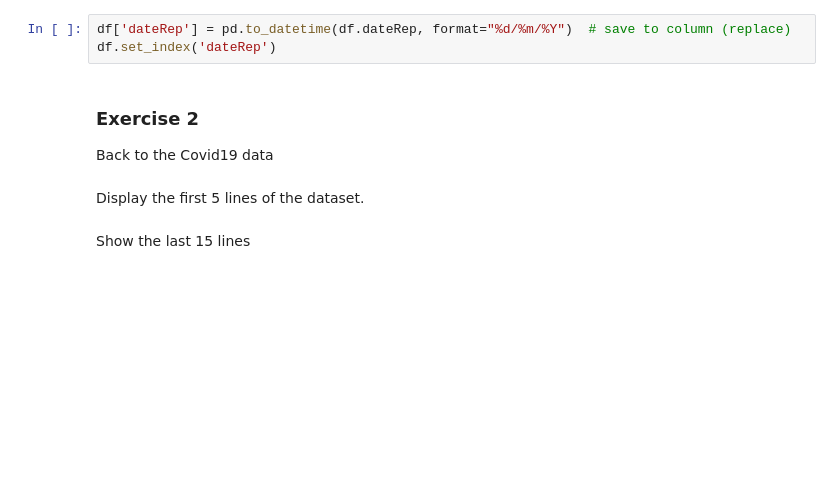
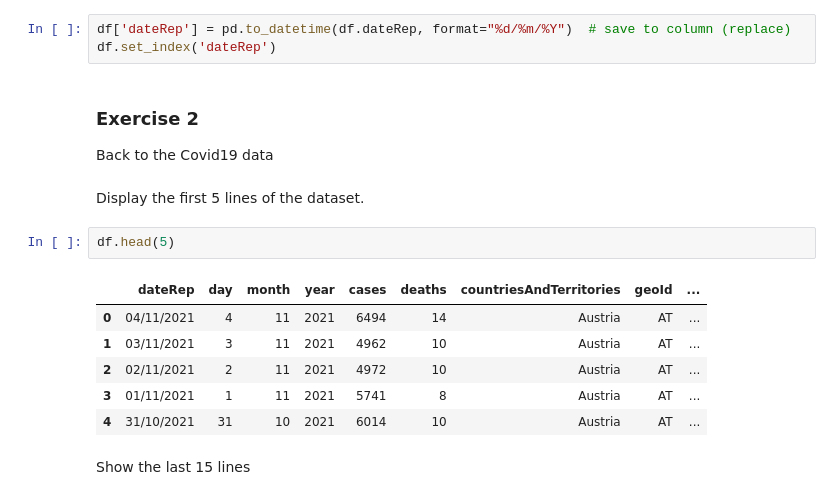
Before and after one commit to phoede/hello-project, a Jupyter notebook: Pandas/Pandas.ipynb, the cells around one changed output. Drawn from its saved outputs; the diff is of its cells as text; blank space fills up the shorter version.

```diff
--- a/Pandas/Pandas.ipynb
+++ b/Pandas/Pandas.ipynb
@@ -274,5 +293,14 @@ df.set_index('dateRep')
 Back to the Covid19 data
 # %% [markdown]
 Display the first 5 lines of the dataset.
+# %%
+df.head(5)
+# %% [output]
+|  | dateRep | day | month | year | cases | deaths | countriesAndTerritories | geoId | ... |
+| 0 | 04/11/2021 | 4 | 11 | 2021 | 6494 | 14 | Austria | AT | ... |
+| 1 | 03/11/2021 | 3 | 11 | 2021 | 4962 | 10 | Austria | AT | ... |
+| 2 | 02/11/2021 | 2 | 11 | 2021 | 4972 | 10 | Austria | AT | ... |
+| 3 | 01/11/2021 | 1 | 11 | 2021 | 5741 | 8 | Austria | AT | ... |
+| 4 | 31/10/2021 | 31 | 10 | 2021 | 6014 | 10 | Austria | AT | ... |
 # %% [markdown]
 Show the last 15 lines
```
Also changed, not shown: parts of 5 cells of this notebook.
